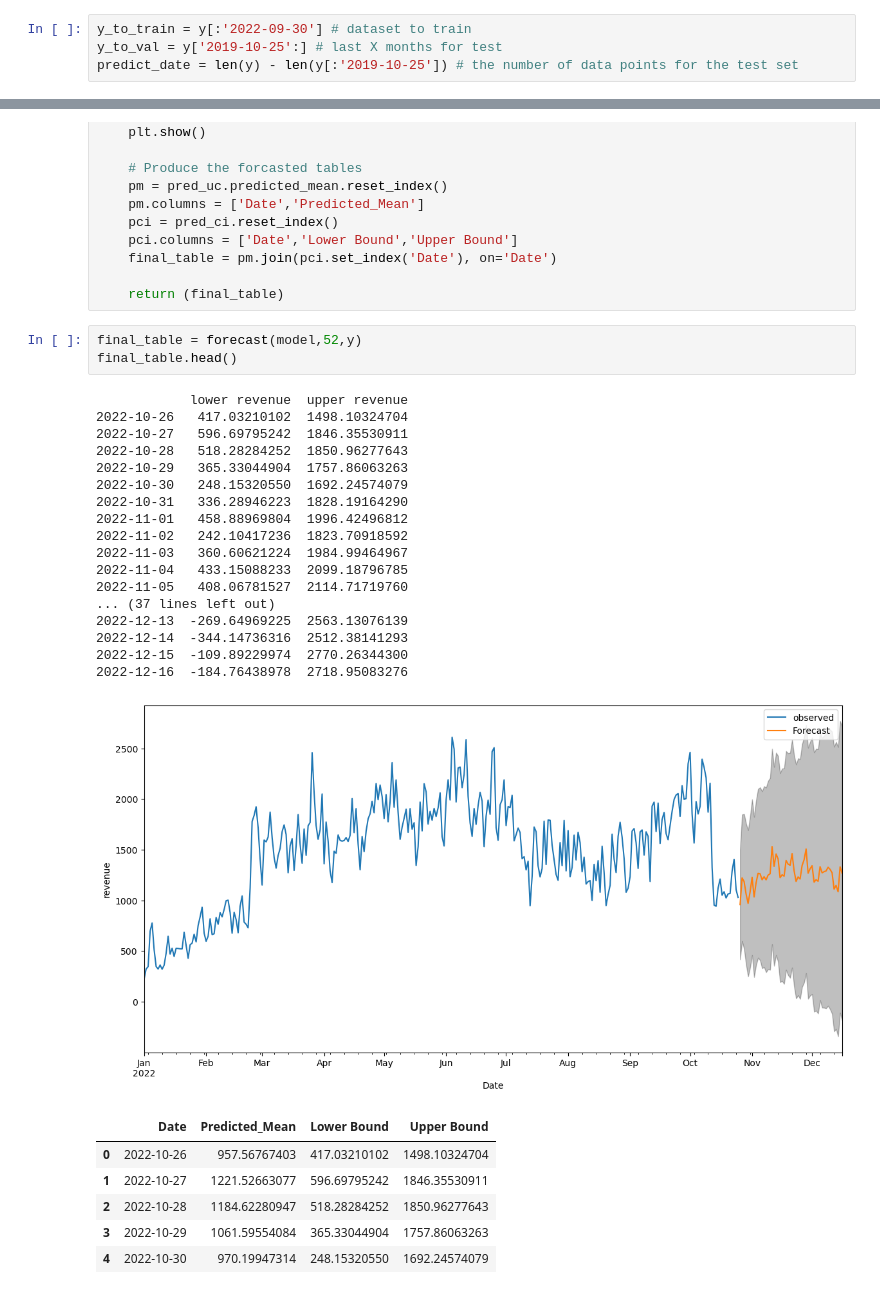
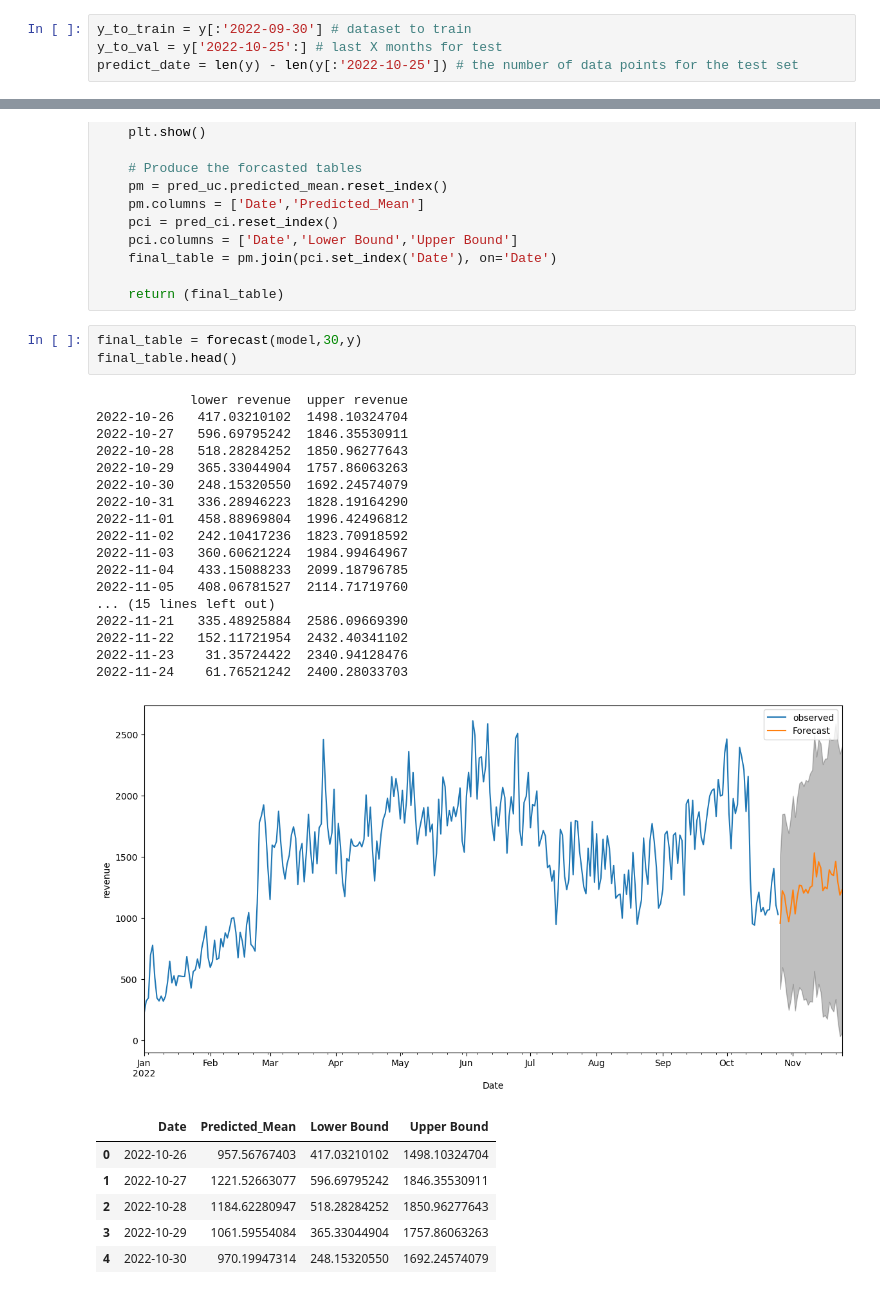
Before and after one commit to Peter-Nguyen96/Capstone-Project-Analytics-Dashboard-and-ML-Model, a Jupyter notebook: ML-Models/MLV4/MLV4_revenue_prediction_Non_Linear_Regression.ipynb, the cells around one changed output, grey strips where cells are left out. Saved outputs shown, nothing was run; the diff lists cells and outputs as text.

```diff
--- a/ML-Models/MLV4/MLV4_revenue_prediction_Non_Linear_Regression.ipynb
+++ b/ML-Models/MLV4/MLV4_revenue_prediction_Non_Linear_Regression.ipynb
@@ -194,8 +194,8 @@ Critical values :
 [figure]
 # %%
 y_to_train = y[:'2022-09-30'] # dataset to train
-y_to_val = y['2019-10-25':] # last X months for test
-predict_date = len(y) - len(y[:'2019-10-25']) # the number of data points for the test set
+y_to_val = y['2022-10-25':] # last X months for test
+predict_date = len(y) - len(y[:'2022-10-25']) # the number of data points for the test set
 # %%
 import itertools
 def sarima_grid_search(y,seasonal_period):
@@ -324,27 +324,27 @@ def forecast(model,predict_steps,y):
 
     return (final_table)
 # %%
-final_table = forecast(model,52,y)
+final_table = forecast(model,30,y)
 final_table.head()
 # %% [output]
             lower revenue  upper revenue
 2022-10-26   417.03210102  1498.10324704
 2022-10-27   596.69795242  1846.35530911
 2022-10-28   518.28284252  1850.96277643
 2022-10-29   365.33044904  1757.86063263
 2022-10-30   248.15320550  1692.24574079
 2022-10-31   336.28946223  1828.19164290
 2022-11-01   458.88969804  1996.42496812
 2022-11-02   242.10417236  1823.70918592
 2022-11-03   360.60621224  1984.99464967
 2022-11-04   433.15088233  2099.18796785
 2022-11-05   408.06781527  2114.71719760
-... (37 lines left out)
-2022-12-13  -269.64969225  2563.13076139
-2022-12-14  -344.14736316  2512.38141293
-2022-12-15  -109.89229974  2770.26344300
-2022-12-16  -184.76438978  2718.95083276
+... (15 lines left out)
+2022-11-21   335.48925884  2586.09669390
+2022-11-22   152.11721954  2432.40341102
+2022-11-23    31.35724422  2340.94128476
+2022-11-24    61.76521242  2400.28033703
-[figure, old version]
+[figure, new version]
 |  | Date | Predicted_Mean | Lower Bound | Upper Bound |
 | 0 | 2022-10-26 | 957.56767403 | 417.03210102 | 1498.10324704 |
 | 1 | 2022-10-27 | 1221.52663077 | 596.69795242 | 1846.35530911 |
```
Also changed, not shown: parts of 3 cells of this notebook, 1 other file.
